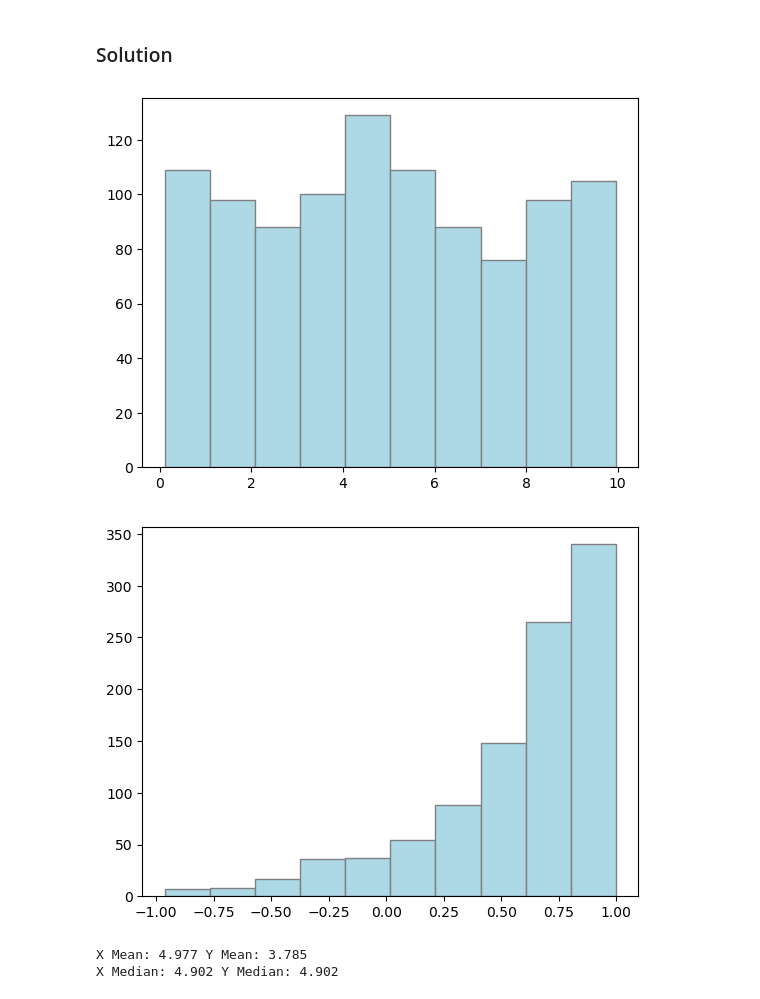
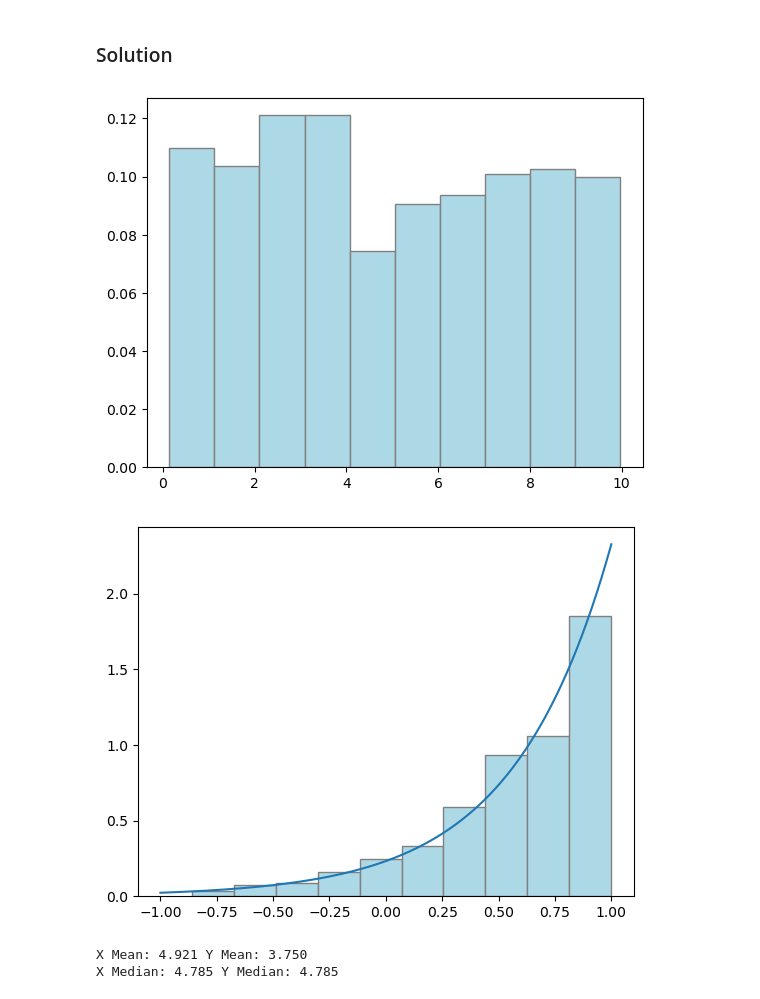
Before and after one commit to VanderbiltAstronomy/astr_8070_s25, a Jupyter notebook: coursework/student_folders/m_rizzosmith/homework/vu_astr8070_s25_hw1_mikerizzosmith.ipynb, the cells around one changed output. Saved outputs shown, nothing was run; the diff lists cells and outputs as text; code cells hidden in the pictures.

```diff
--- a/coursework/student_folders/m_rizzosmith/homework/vu_astr8070_s25_hw1_mikerizzosmith.ipynb
+++ b/coursework/student_folders/m_rizzosmith/homework/vu_astr8070_s25_hw1_mikerizzosmith.ipynb
@@ -93,25 +93,34 @@ Either write your solution as Markdown/Latex below, or paste in a scanned image
 # %%
 import numpy as np
 import matplotlib.pyplot as plt
 
 # Draw 1000 values from a uniform distribution between 0.1 to 10
 x = np.random.uniform(0.1, 10, 1000)
 
+p_x = 1 / (10- 0.1)
 # Plot the histogram of x values
-plt.hist(x, color ='lightblue', edgecolor='gray')
+plt.hist(x, color ='lightblue', edgecolor='gray', density=True)
 plt.show()
 
 # Take the log base 10 of the 1000 random x values
 y = np.log10(x)
 
 # Plot the historgram of y values
-plt.hist(y, color ='lightblue', edgecolor='gray')
+plt.hist(y, color ='lightblue', edgecolor='gray', density=True)
+
+# Set up a grid from -1 to 1 in log for overploting the theoretical pdf of y
+y_line = np.linspace(-1, 1, 1000)
+
+# Calculate p(y)
+p_y = np.log(10) * (10**y_line) * p_x
+plt.plot(y_line, p_y)
 plt.show()
 
+# Printing the Means and Medians of X and Y
 print(f'X Mean: {np.mean(x):.3f}', f'Y Mean: {10**np.mean(y):.3f}',
       f'\nX Median: {np.median(x):.3f}', f'Y Median: {10**np.median(y):.3f}')
 # %% [output]
-[figure, old version]
+[figure, new version]
-[figure, old version]
+[figure, new version]
-X Mean: 4.977 Y Mean: 3.785
-X Median: 4.902 Y Median: 4.902
+X Mean: 4.921 Y Mean: 3.750
+X Median: 4.785 Y Median: 4.785
```
